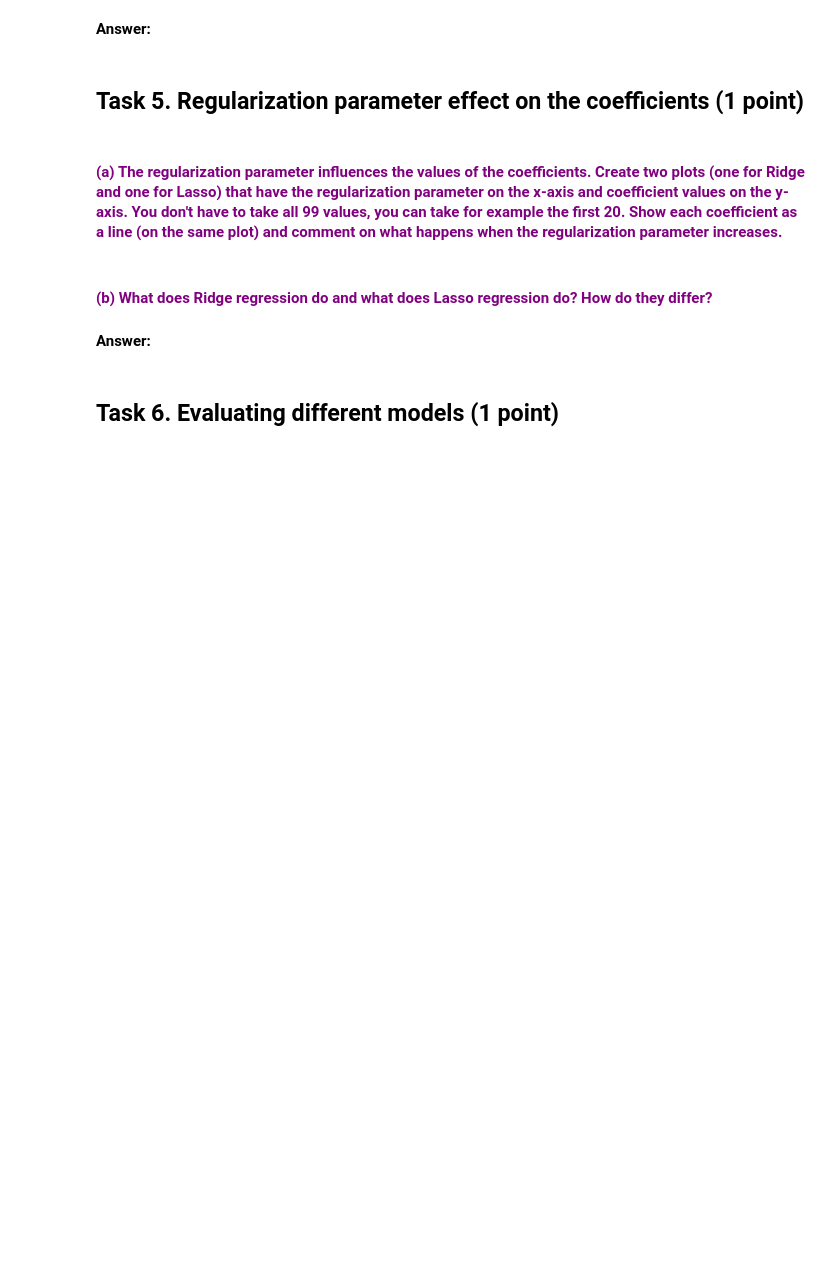
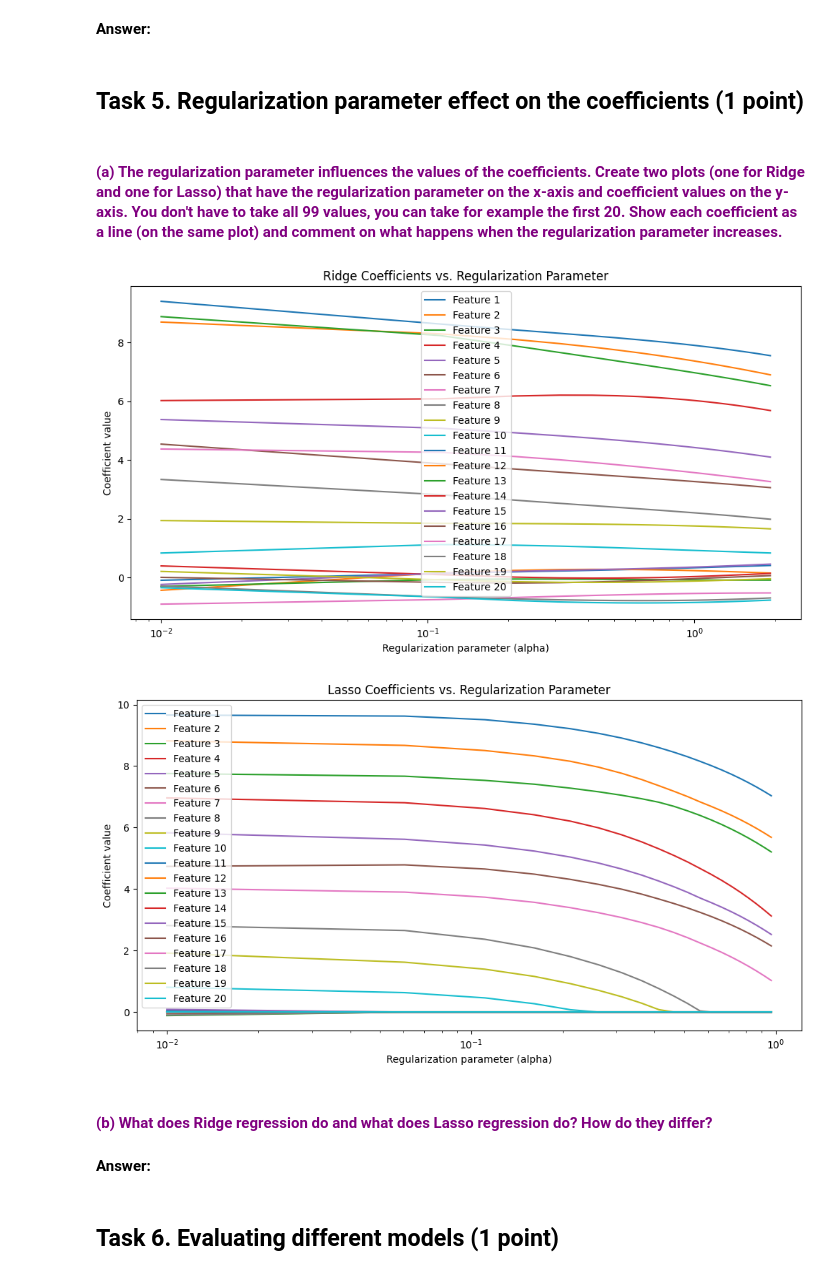
Before and after one commit to Luckyboi69/HeadwayTasks, a Jupyter notebook: Task3/ML_Linear_Regression_Tasks/Headway_ML_Linear_Regression.ipynb, the cells around one changed output. Saved outputs shown, nothing was run; the diff lists cells and outputs as text; code cells hidden in the pictures; blank space fills up the shorter version.

```diff
--- a/Task3/ML_Linear_Regression_Tasks/Headway_ML_Linear_Regression.ipynb
+++ b/Task3/ML_Linear_Regression_Tasks/Headway_ML_Linear_Regression.ipynb
@@ -222,6 +493,44 @@ except NotImplementedError as e:
 #### <font color='purple'>(a) The regularization parameter influences the values of the coefficients. Create two plots (one for Ridge and one for Lasso) that have the regularization parameter on the x-axis and coefficient values on the y-axis. You don't have to take all 99 values, you can take for example the first 20. Show each coefficient as a line (on the same plot) and comment on what happens when the regularization parameter increases. </font>
 # %%
 ##### YOUR CODE STARTS ##### (please do not delete this line)
+# %%
+def plot_coefficients(alphas, coefs, title):
+    plt.figure(figsize=(12, 6))
+    for i in range(20):
+        plt.plot(alphas, coefs[:, i], label=f'Feature {i+1}')
+    plt.xscale('log')
+    plt.xlabel('Regularization parameter (alpha)')
+    plt.ylabel('Coefficient value')
+    plt.title(title)
+    plt.legend()
+    plt.show()
+
+ridge_coefs = []
+lasso_coefs = []
+# Compute coefficients for Ridge
+for alpha in alphas_ridge:
+    ridge_model = Ridge(alpha=alpha)
+    ridge_model.fit(X_train, y_train)
+    ridge_coefs.append(ridge_model.coef_)
+
+ridge_coefs = np.array(ridge_coefs)
+
+# Compute coefficients for Lasso
+for alpha in alphas_lasso:
+    lasso_model = Lasso(alpha=alpha)
+    lasso_model.fit(X_train, y_train)
+    lasso_coefs.append(lasso_model.coef_)
+
+lasso_coefs = np.array(lasso_coefs)
+
+# Plot coefficients for Ridge
+plot_coefficients(alphas_ridge[:20], ridge_coefs[:20], title='Ridge Coefficients vs. Regularization Parameter')
+
+# Plot coefficients for Lasso
+plot_coefficients(alphas_lasso[:20], lasso_coefs[:20], title='Lasso Coefficients vs. Regularization Parameter')
+# %% [output]
+[figure, added]
+[figure, added]
 # %%
 ##### YOUR CODE ENDS ##### (please do not delete this line)
 # %% [markdown]
```
Also changed, not shown: parts of 28 cells of this notebook.
